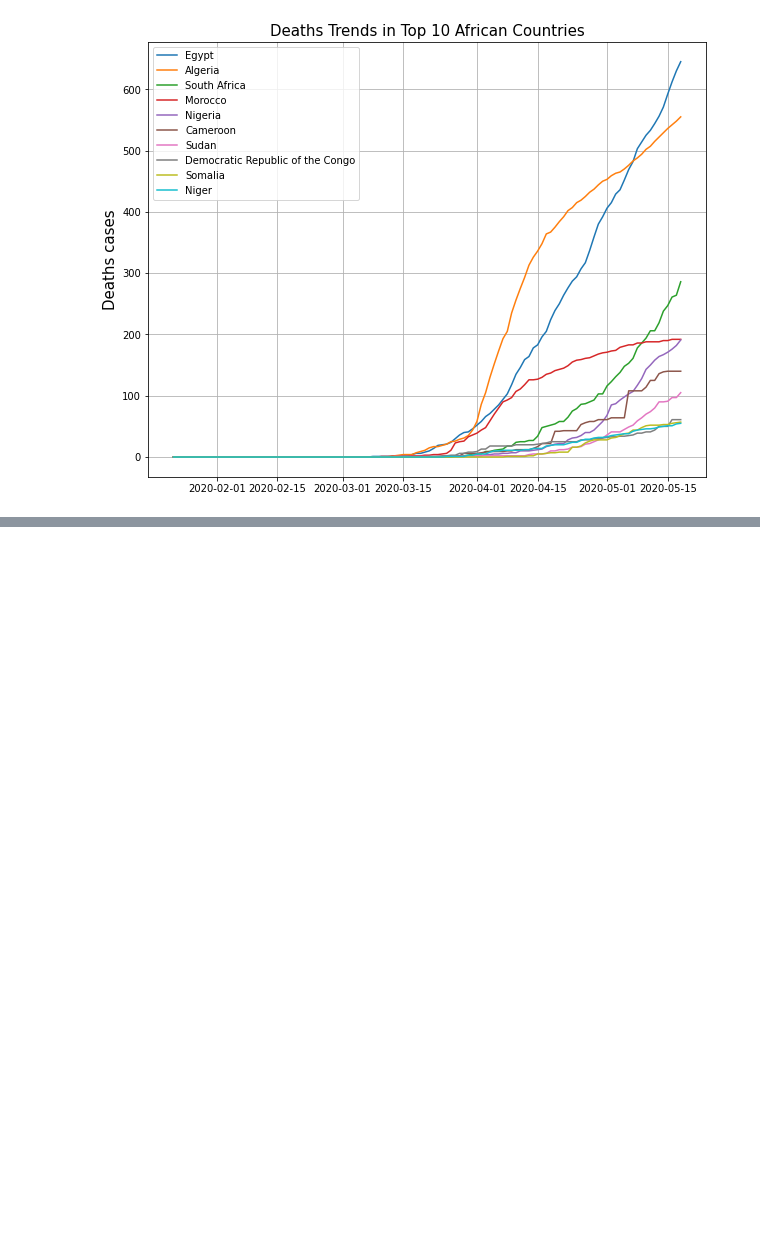
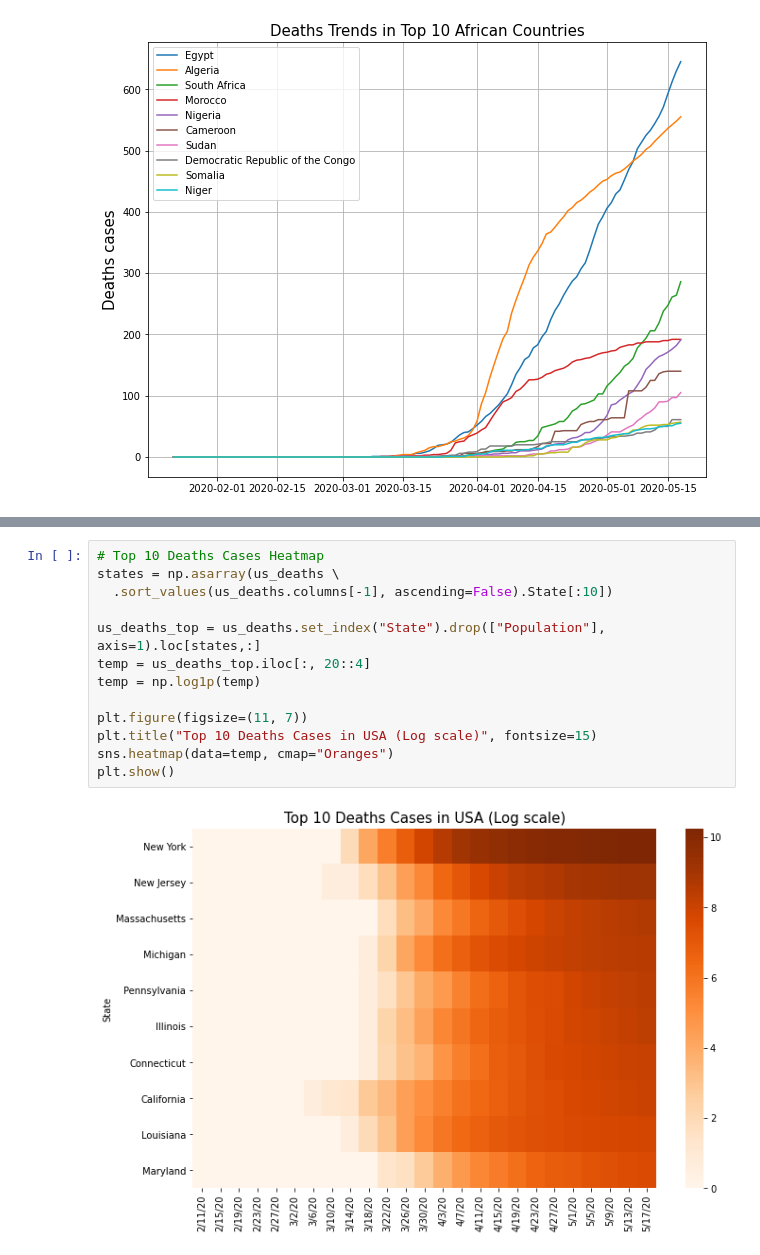
Before and after one commit to ShionFujimori/covid19-analysis, a Jupyter notebook: covid19_analysis.ipynb, the cells around one changed output, grey strips where cells are left out. Cells and saved outputs as stored; diff of their text form; blank space fills up the shorter version.

```diff
--- a/covid19_analysis.ipynb
+++ b/covid19_analysis.ipynb
@@ -866,0 +895,15 @@ plt.show()
+# %%
+# Top 10 Deaths Cases Heatmap
+states = np.asarray(us_deaths \
+  .sort_values(us_deaths.columns[-1], ascending=False).State[:10])
+
+us_deaths_top = us_deaths.set_index("State").drop(["Population"], axis=1).loc[states,:]
+temp = us_deaths_top.iloc[:, 20::4]
+temp = np.log1p(temp)
+
+plt.figure(figsize=(11, 7))
+plt.title("Top 10 Deaths Cases in USA (Log scale)", fontsize=15)
+sns.heatmap(data=temp, cmap="Oranges")
+plt.show()
+# %% [output]
+[figure, added]
```
Also changed, not shown: parts of 4 cells of this notebook.
